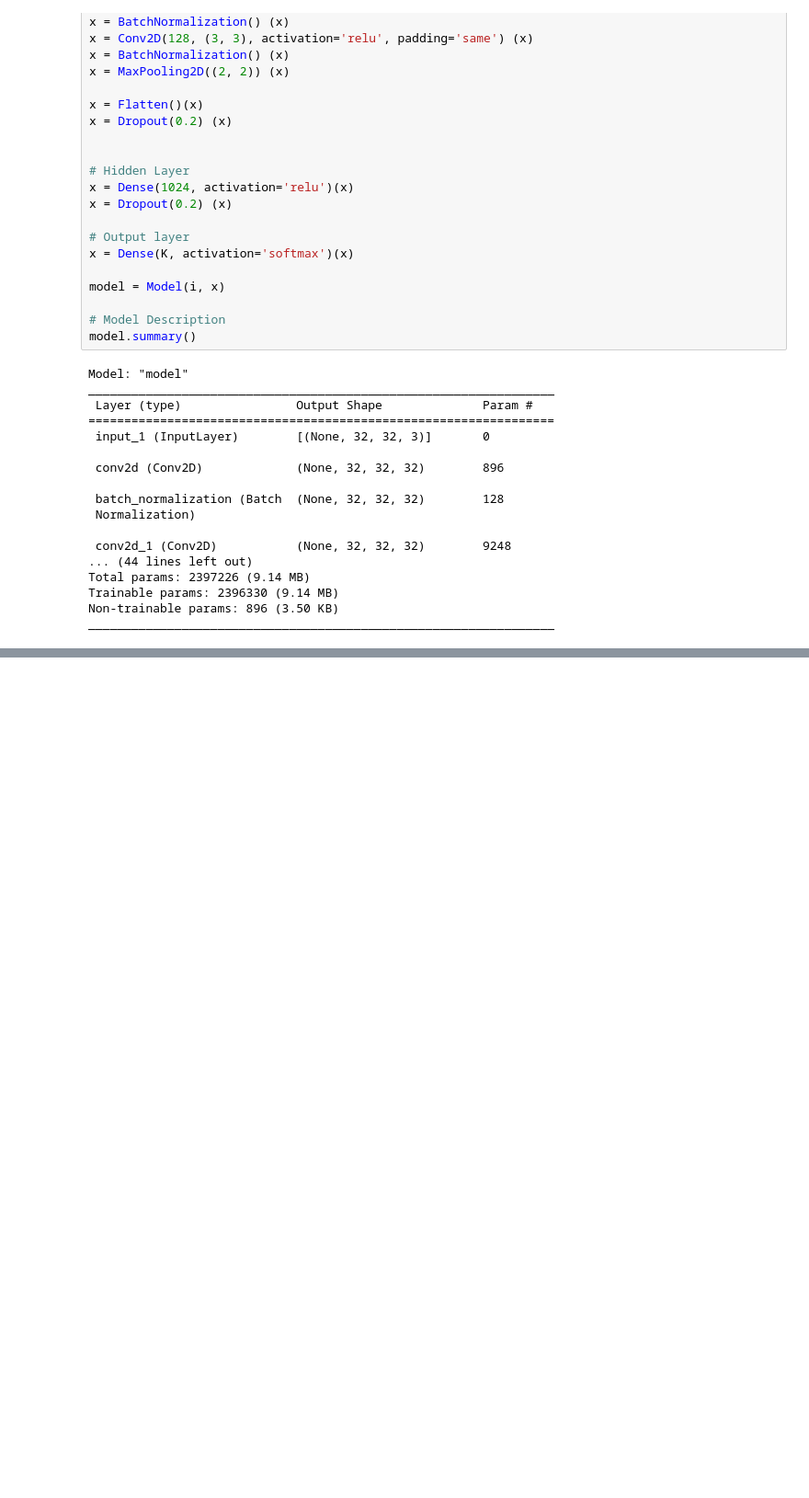
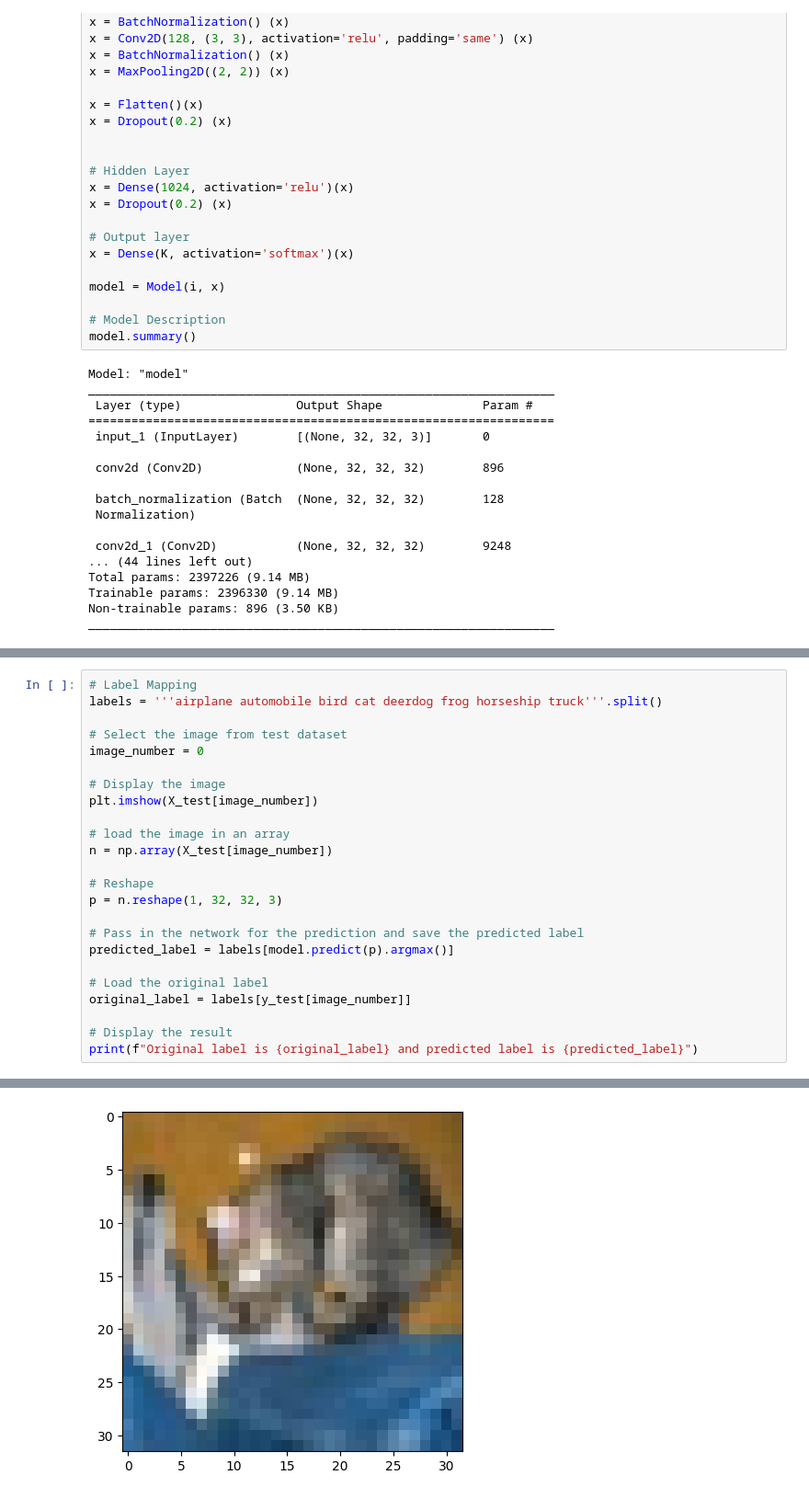
Before and after one commit to frymanation/cifar-10_image_classify, a Jupyter notebook: Image Classify.ipynb, the cells around one changed output, grey strips where cells are left out. Shown at 92% size. Cells and saved outputs as stored; diff of their text form; blank space fills up the shorter version.

```diff
--- a/Image Classify.ipynb
+++ b/Image Classify.ipynb
@@ -128,0 +170,25 @@ r = model.fit(train_generator, validation_data=[X_test, y_test], steps_per_epoch
+# %%
+# Label Mapping
+labels = '''airplane automobile bird cat deerdog frog horseship truck'''.split()
+
+# Select the image from test dataset
+image_number = 0
+
+# Display the image
+plt.imshow(X_test[image_number])
+
+# load the image in an array
+n = np.array(X_test[image_number])
+
+# Reshape
+p = n.reshape(1, 32, 32, 3)
+
+# Pass in the network for the prediction and save the predicted label
+predicted_label = labels[model.predict(p).argmax()]
+
+# Load the original label
+original_label = labels[y_test[image_number]]
+
+# Display the result
+print(f"Original label is {original_label} and predicted label is {predicted_label}")
+# %% [output]
@@ -128,0 +197 @@ r = model.fit(train_generator, validation_data=[X_test, y_test], steps_per_epoch
+[figure, added]
```
Also changed, not shown: parts of 5 cells of this notebook, 1 other file.
